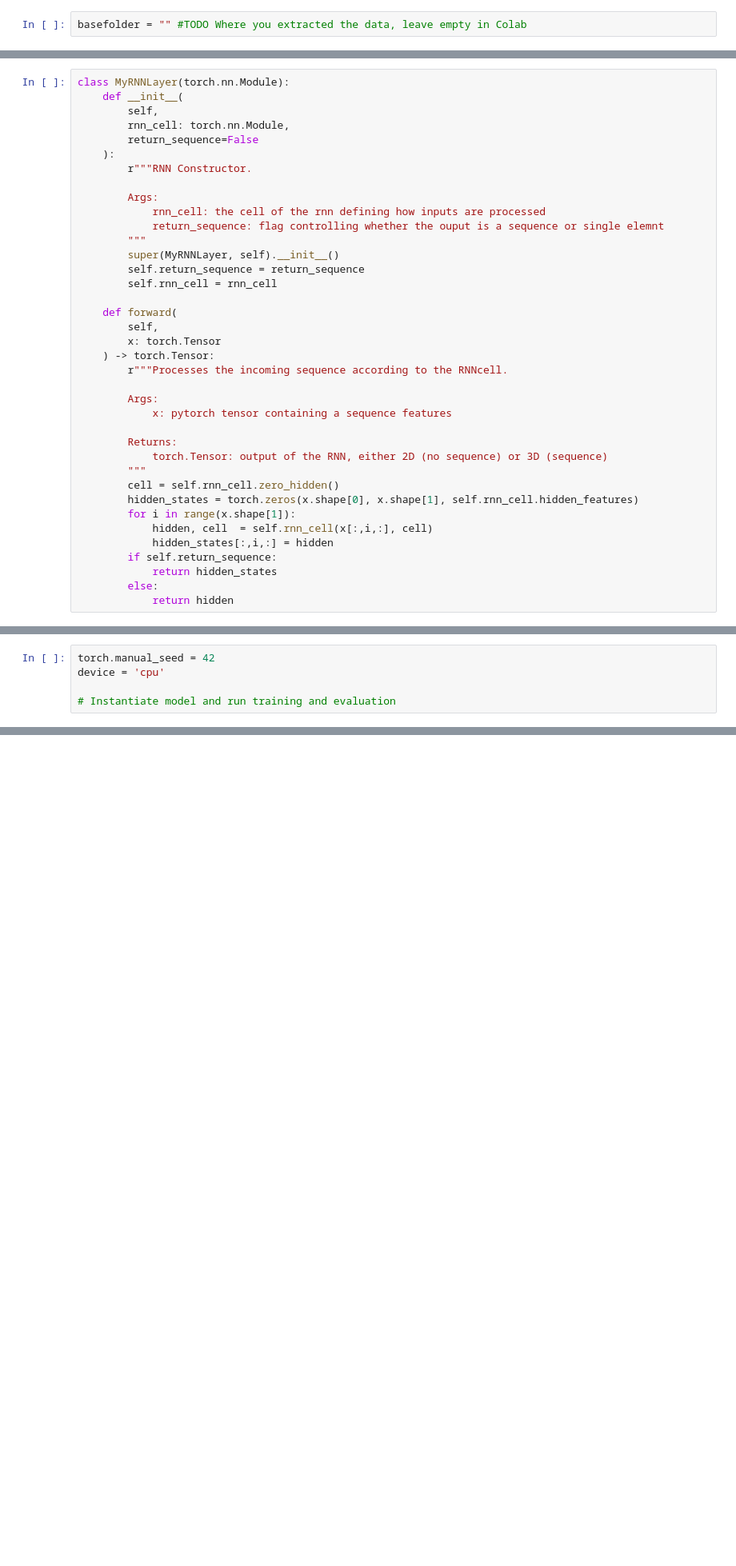
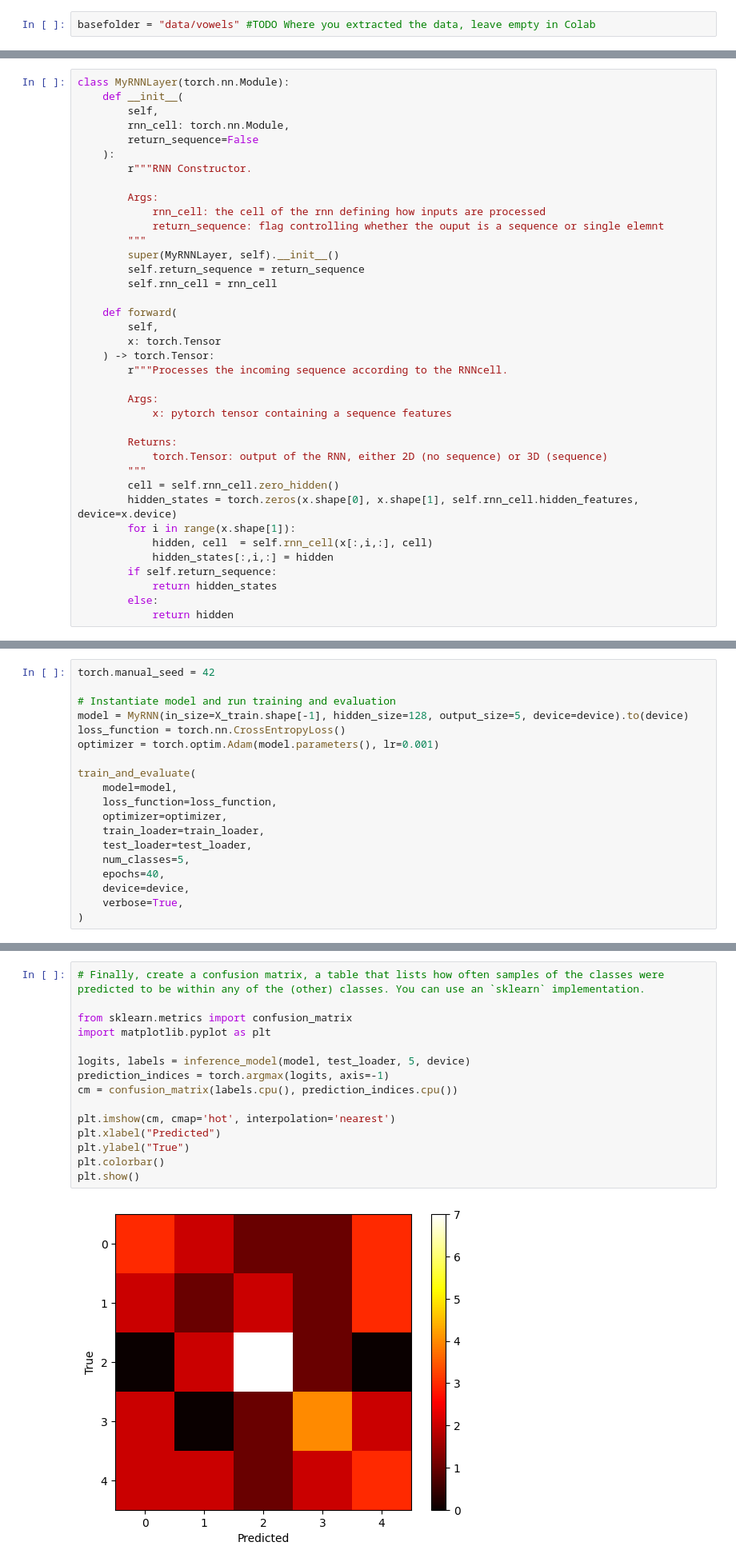
Before and after one commit to JoernStoehler/uni-deeplearning, a Jupyter notebook: D4_Joern_Stoehler.ipynb, the cells around one changed output, grey strips where cells are left out. Shown at 80% size. Drawn from its saved outputs; the diff is of its cells as text; blank space fills up the shorter version.

```diff
--- a/D4_Joern_Stoehler.ipynb
+++ b/D4_Joern_Stoehler.ipynb
@@ -34,7 +38,7 @@ print(torch.__version__)
 # %% [markdown]
 If you are using jupyter notebook on your local machine, download the vowels.zip file, extract it, and set the path of the 'basefolder' variable to the vowels-directory. E.g. basefolder = "home/user/DeepLearningPraktikum/Exercise4/vowels/"
 # %%
-basefolder = "" #TODO Where you extracted the data, leave empty in Colab
+basefolder = "data/vowels" #TODO Where you extracted the data, leave empty in Colab
 # %% [markdown]
 ### Steps for google colab
 # %% [markdown]
@@ -171,7 +189,7 @@ class MyRNNLayer(torch.nn.Module):
             torch.Tensor: output of the RNN, either 2D (no sequence) or 3D (sequence)
         """
         cell = self.rnn_cell.zero_hidden()
-        hidden_states = torch.zeros(x.shape[0], x.shape[1], self.rnn_cell.hidden_features)
+        hidden_states = torch.zeros(x.shape[0], x.shape[1], self.rnn_cell.hidden_features, device=x.device)
         for i in range(x.shape[1]):
             hidden, cell  = self.rnn_cell(x[:,i,:], cell)
             hidden_states[:,i,:] = hidden
@@ -413,8 +455,22 @@ def train_and_evaluate(
     return accuracy
 # %% [markdown]
 7. Instantiate your own RNN model, then run the train_and_evaluate function implemented above using a cross entropy loss function, an Adam optimiser with `0.001` learning rate for 40 epochs. Finally, create a confusion matrix, a table that lists how often samples of the classes were predicted to be within any of the (other) classes. You can use an `sklearn` implementation. Note: We recommend using the CPU for training in today's exercise sheet as the models are fast to train with CPU as well and you do not risk running out of GPU resources.
-# %%
-torch.manual_seed = 42
-device = 'cpu'
-
-# Instantiate model and run training and evaluation
+# %%
+torch.manual_seed = 42
+
+# Instantiate model and run training and evaluation
+model = MyRNN(in_size=X_train.shape[-1], hidden_size=128, output_size=5, device=device).to(device)
+loss_function = torch.nn.CrossEntropyLoss()
+optimizer = torch.optim.Adam(model.parameters(), lr=0.001)
+
+train_and_evaluate(
+    model=model,
+    loss_function=loss_function,
+    optimizer=optimizer,
+    train_loader=train_loader,
+    test_loader=test_loader,
+    num_classes=5,
+    epochs=40,
+    device=device,
+    verbose=True,
+)
@@ -421,3 +496,20 @@ device = 'cpu'
+# %%
+# Finally, create a confusion matrix, a table that lists how often samples of the classes were predicted to be within any of the (other) classes. You can use an `sklearn` implementation.
+
+from sklearn.metrics import confusion_matrix
+import matplotlib.pyplot as plt
+
+logits, labels = inference_model(model, test_loader, 5, device)
+prediction_indices = torch.argmax(logits, axis=-1)
+cm = confusion_matrix(labels.cpu(), prediction_indices.cpu())
+
+plt.imshow(cm, cmap='hot', interpolation='nearest')
+plt.xlabel("Predicted")
+plt.ylabel("True")
+plt.colorbar()
+plt.show()
+# %% [output]
+[figure, added]
 # %% [markdown]
 ## Advanced Model Architecture
 
```
Also changed, not shown: parts of 20 cells of this notebook.
